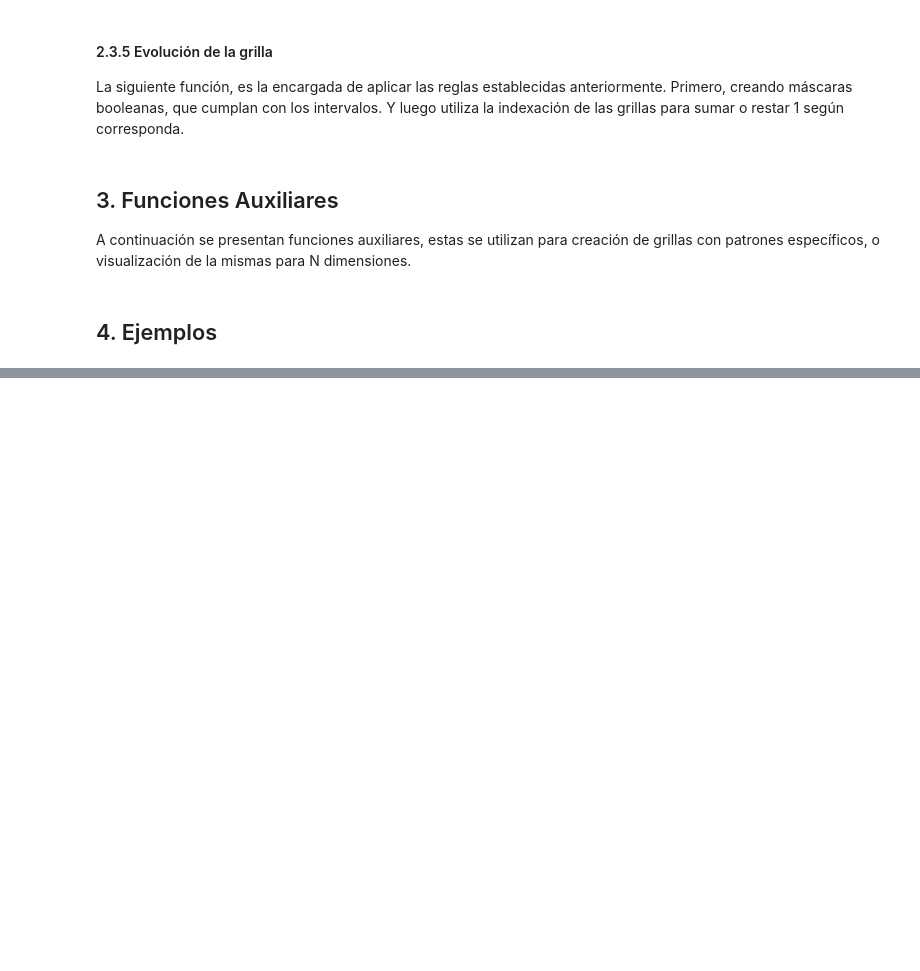
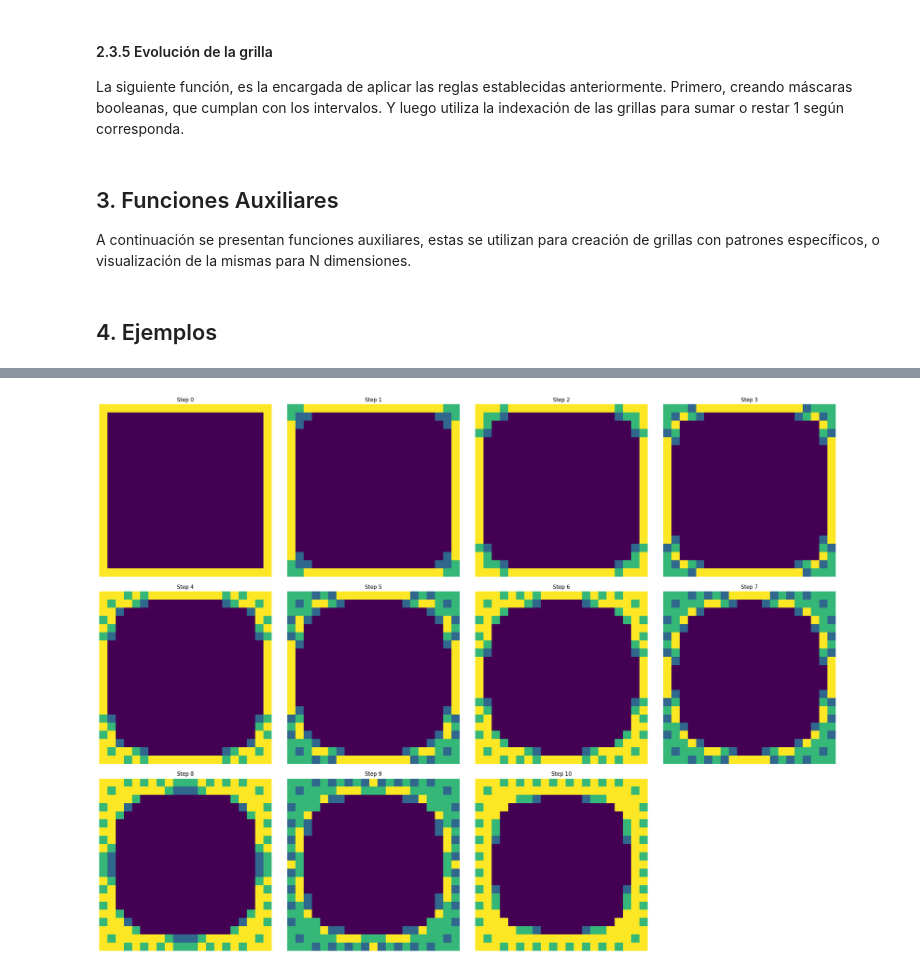
Before and after one commit to Mieres7/Comp.-Cientifica, a Jupyter notebook: Terea1/v3.ipynb, the cells around one changed output, grey strips where cells are left out. Drawn from its saved outputs; the diff is of its cells as text; code cells hidden in the pictures; blank space fills up the shorter version.

```diff
--- a/Terea1/v3.ipynb
+++ b/Terea1/v3.ipynb
@@ -1017,0 +877,9 @@ def plot_images_wrap(arrays, cmap='viridis', images_per_row=4):
+# %%
+r = 2
+m = 3
+d = 3
+griz_size = 21
+grid = create_grid(d, griz_size, m, pattern='border')
+# %%
+%%time
+ex2_1 = visualize_automaton_nd(grid, m ,r , iterations=10, mode='optimized', shape=grid.shape, show=False, visualization_axes=(1,2))
@@ -1017,0 +889,4 @@ def plot_images_wrap(arrays, cmap='viridis', images_per_row=4):
+# %%
+plot_images_wrap(ex2_1)
+# %% [output]
+[figure, added]
```
Also changed, not shown: parts of 39 cells of this notebook.
